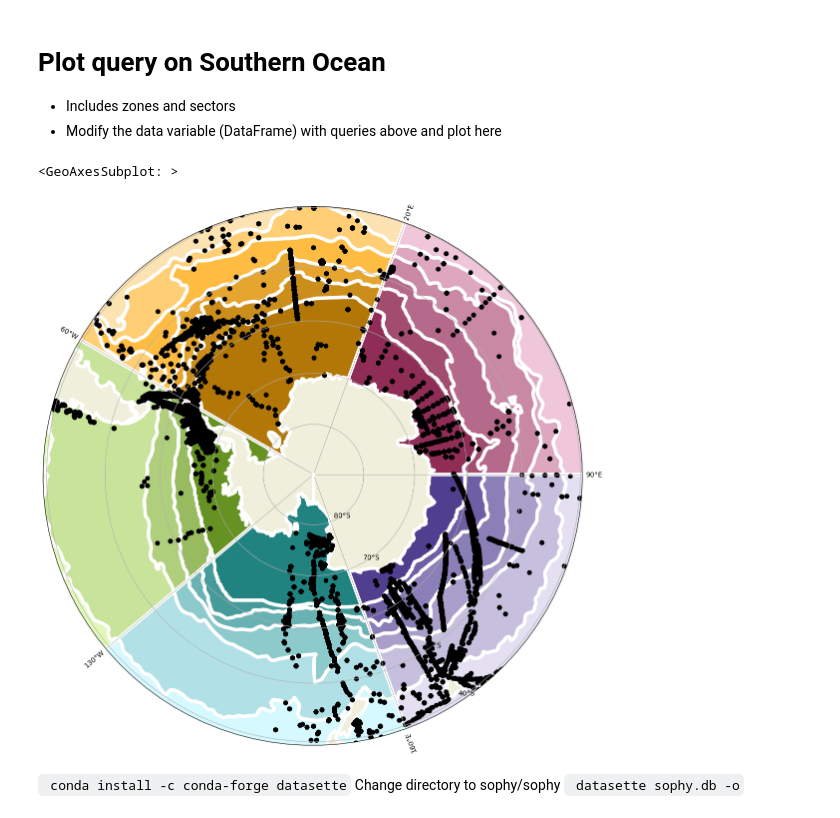
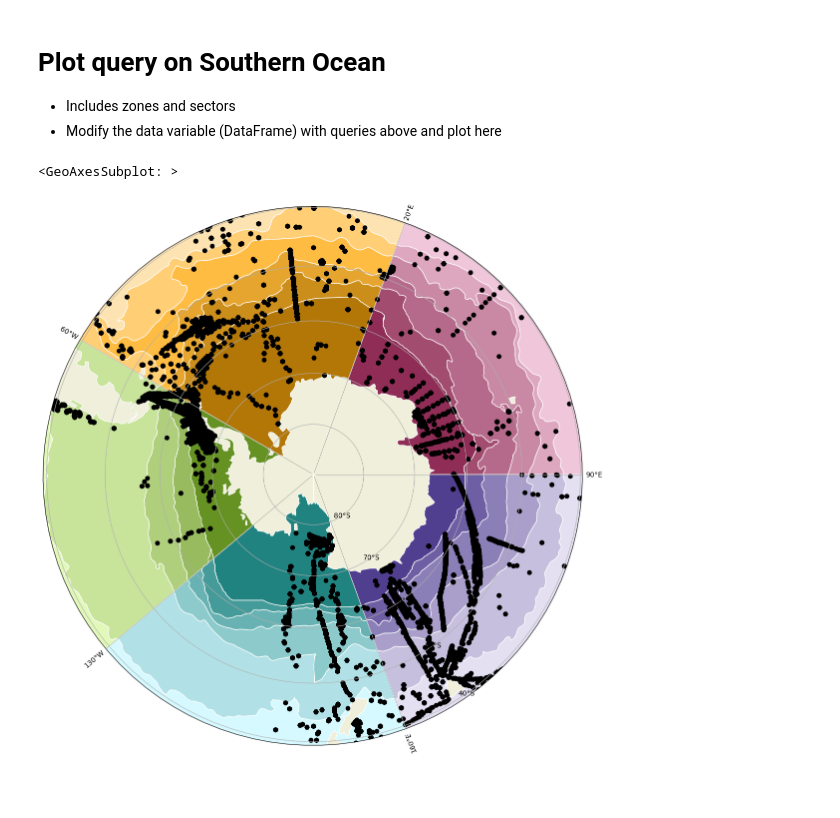
Before and after one commit to ayushnag/sophy, a Jupyter notebook: sophy/sophy.ipynb, the cells around one changed output. Drawn from its saved outputs; the diff is of its cells as text; code cells hidden in the pictures; blank space fills up the shorter version.

````diff
--- a/sophy/sophy.ipynb
+++ b/sophy/sophy.ipynb
@@ -52,6 +53,9 @@ print('SOPHY build successful!')
 # %% [output]
 Building the SOPHY database
 SOPHY build successful!
+# %%
+# Run this if the .db file already exists (have run the previous cell once already)
+con = sqlite3.connect('sophy.db')
 # %% [markdown]
 ## Option 2: Pandas DataFrame
 - Read data directly as a DataFrame
@@ -172,15 +170,15 @@ def my_map() -> ListedColormap:
 # %%
 # Generate Southern Ocean plot, GeoDataFrame of sectors, and colormap
 ax, sectors, colormap = so_map_ax(), make_sectors(), my_map()
 # Get Southern Ocean zones as GeoDataFrame (with shapefiles)
 zones: gpd.GeoDataFrame = gpd.read_file(geolabel.zones_shapefile).to_crs(crs=ccrs.SouthPolarStereo())
 # Overlay zones and sectors
 res = zones.overlay(sectors, how='intersection', keep_geom_type=True)
-res.plot(ax=ax, cmap=colormap, edgecolor='w', legend=True, linewidth=5)
+res.plot(ax=ax, cmap=colormap, edgecolor='w', legend=True)
 # Plot queried data
 data_gdf = gpd.GeoDataFrame(data, geometry=gpd.points_from_xy(data.longitude, data.latitude), crs=ccrs.PlateCarree())
 data_gdf.to_crs(crs=ccrs.SouthPolarStereo(), inplace=True)
 data_gdf.plot(ax=ax, color='k')
 # %% [output]
 <GeoAxesSubplot: >
-[figure, old version]
+[figure, new version]
@@ -201,4 +184,0 @@ con.close()
-# %% [markdown]
-``` conda install -c conda-forge datasette```
-Change directory to sophy/sophy
-``` datasette sophy.db -o```
````
Also changed, not shown: parts of 7 cells of this notebook, 2 other files.
